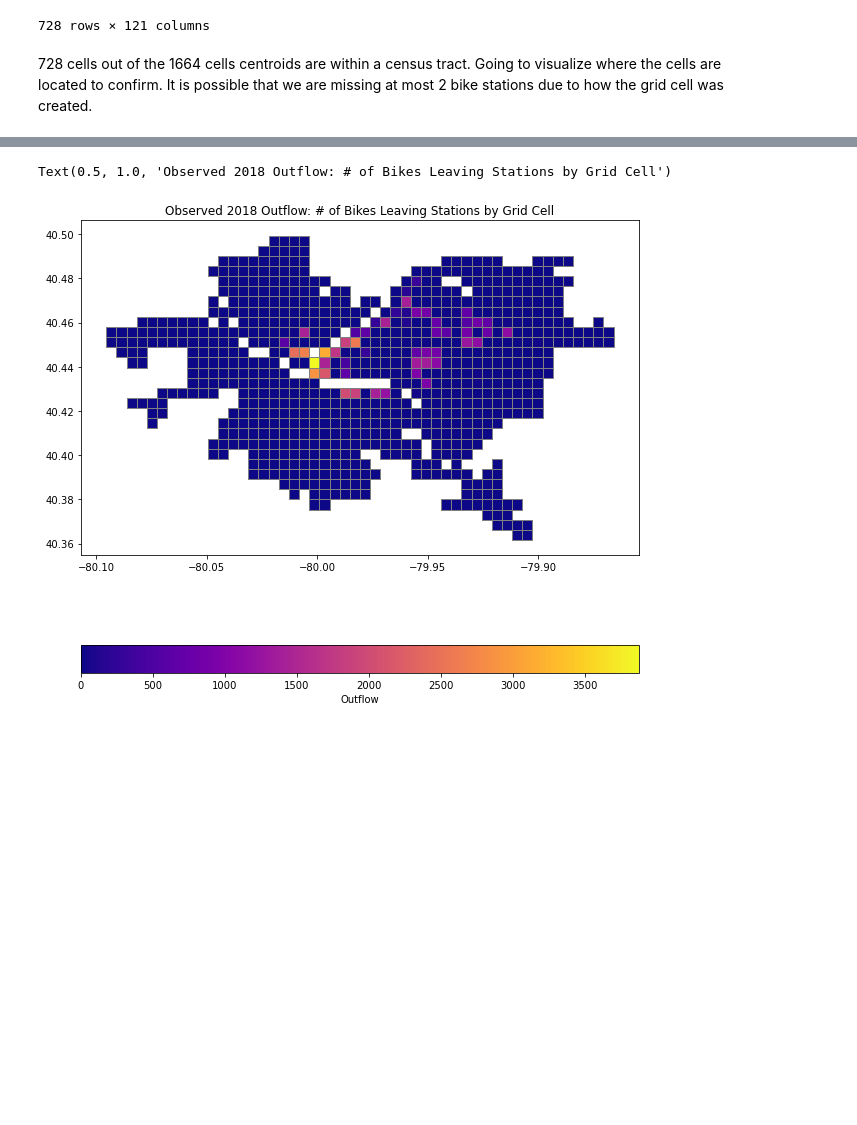
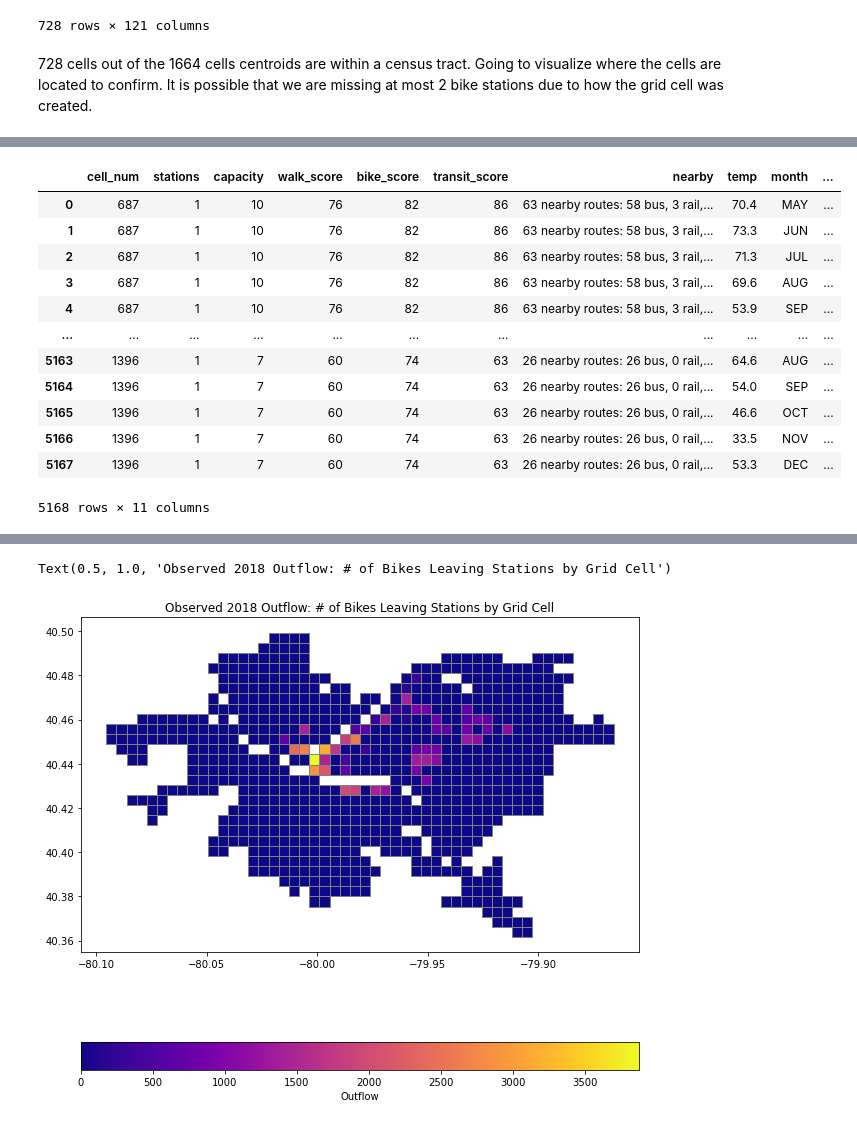
Before and after one commit to katelyn98/HealthyRide-Mapping, a Jupyter notebook: Notebooks/PGH ML DataSet.ipynb, the cells around one changed output, grey strips where cells are left out. Cells and saved outputs as stored; diff of their text form; code cells hidden in the pictures; blank space fills up the shorter version.

```diff
--- a/Notebooks/PGH ML DataSet.ipynb
+++ b/Notebooks/PGH ML DataSet.ipynb
@@ -346,0 +506,8 @@ pgh_scores_grid.head(5)
+# %%
+monthdict = {'JAN': '01', 'FEB': '02', 'MAR': '03', 'APR': '04', 'MAY': '05', 'JUN': '06', 'JUL': '07', 'AUG': '08', 'SEP': '09', 'OCT': '10',
+            'NOV': '11', 'DEC': '12'}
+monthdict2 = {y:x for x,y in monthdict.items()}
+# %%
+weather_df = pd.read_csv('output.csv')
+weather_df = weather_df[weather_df['YEAR']>2014]
+weather_df
@@ -346,0 +522,3 @@ pgh_scores_grid.head(5)
+# %%
+weatherdict = weather_df.set_index('YEAR').T.to_dict('list')
+weatherdict
@@ -346,0 +543,26 @@ pgh_scores_grid.head(5)
+# %%
+#do this for 2015
+dflist = []
+for r,c in pgh_st_sc.iterrows():
+    cell_number = pgh_st_sc.loc[r]['cell_num']
+    numstations = pgh_st_sc.loc[r]['stations']
+    maxcap = pgh_st_sc.loc[r]['capacity']
+    walksc = pgh_st_sc.loc[r]['walk_score']
+    bikesc = pgh_st_sc.loc[r]['bike_score']
+    transitsc = pgh_st_sc.loc[r]['transit_score']
+    nearbyst = pgh_st_sc.loc[r]['nearby']
+
+    #for every cell go through all of the months to get outflow and get temp
+    for i in range(68):
+        date = monthslist[i]
+        datelist = date.split('-')
+        monthkey = datelist[1]
+        monthindex = int(datelist[1])
+        year = datelist[0]
+
+        outflow = pgh_st_sc.loc[r][date]
+        month = monthdict2[monthkey]
+        weather = weatherdict[int(year)][monthindex]
+
+        dflist.append({'cell_num':cell_number,'stations':numstations,'capacity':maxcap,'walk_score':walksc,'bike_score':bikesc,
+                              'transit_score':transitsc,'nearby':nearbyst,'temp': weather,'month':month, 'year':year, 'outflow':outflow})
@@ -347,2 +589,19 @@ pgh_scores_grid.head(5)
+# %%
+df_final_train = pd.DataFrame.from_dict(dflist)
+df_final_train
+# %% [output]
+|  | cell_num | stations | capacity | walk_score | bike_score | transit_score | nearby | temp | month | ... |
+| 0 | 687 | 1 | 10 | 76 | 82 | 86 | 63 nearby routes: 58 bus, 3 rail,... | 70.4 | MAY | ... |
+| 1 | 687 | 1 | 10 | 76 | 82 | 86 | 63 nearby routes: 58 bus, 3 rail,... | 73.3 | JUN | ... |
+| 2 | 687 | 1 | 10 | 76 | 82 | 86 | 63 nearby routes: 58 bus, 3 rail,... | 71.3 | JUL | ... |
+| 3 | 687 | 1 | 10 | 76 | 82 | 86 | 63 nearby routes: 58 bus, 3 rail,... | 69.6 | AUG | ... |
+| 4 | 687 | 1 | 10 | 76 | 82 | 86 | 63 nearby routes: 58 bus, 3 rail,... | 53.9 | SEP | ... |
+| ... | ... | ... | ... | ... | ... | ... | ... | ... | ... | ... |
+| 5163 | 1396 | 1 | 7 | 60 | 74 | 63 | 26 nearby routes: 26 bus, 0 rail,... | 64.6 | AUG | ... |
+| 5164 | 1396 | 1 | 7 | 60 | 74 | 63 | 26 nearby routes: 26 bus, 0 rail,... | 54.0 | SEP | ... |
+| 5165 | 1396 | 1 | 7 | 60 | 74 | 63 | 26 nearby routes: 26 bus, 0 rail,... | 46.6 | OCT | ... |
+| 5166 | 1396 | 1 | 7 | 60 | 74 | 63 | 26 nearby routes: 26 bus, 0 rail,... | 33.5 | NOV | ... |
+| 5167 | 1396 | 1 | 7 | 60 | 74 | 63 | 26 nearby routes: 26 bus, 0 rail,... | 53.3 | DEC | ... |
+5168 rows × 11 columns
 # %%
 pgh_scores_grid.to_csv('../Data/PGH/DemandPrediction/pgh_scores_monthly.csv')
```
Also changed, not shown: parts of 18 cells of this notebook, 9 other files.
